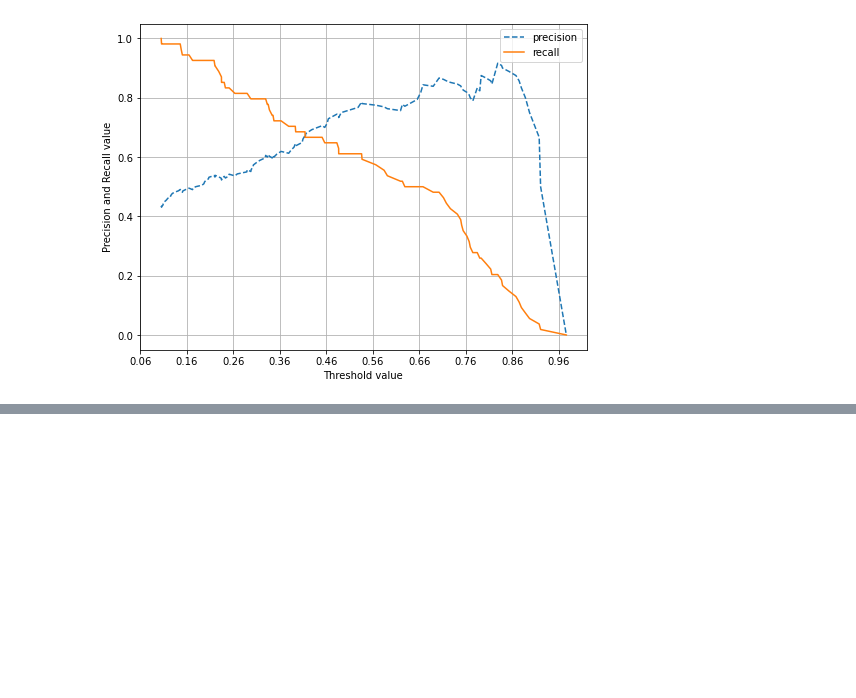
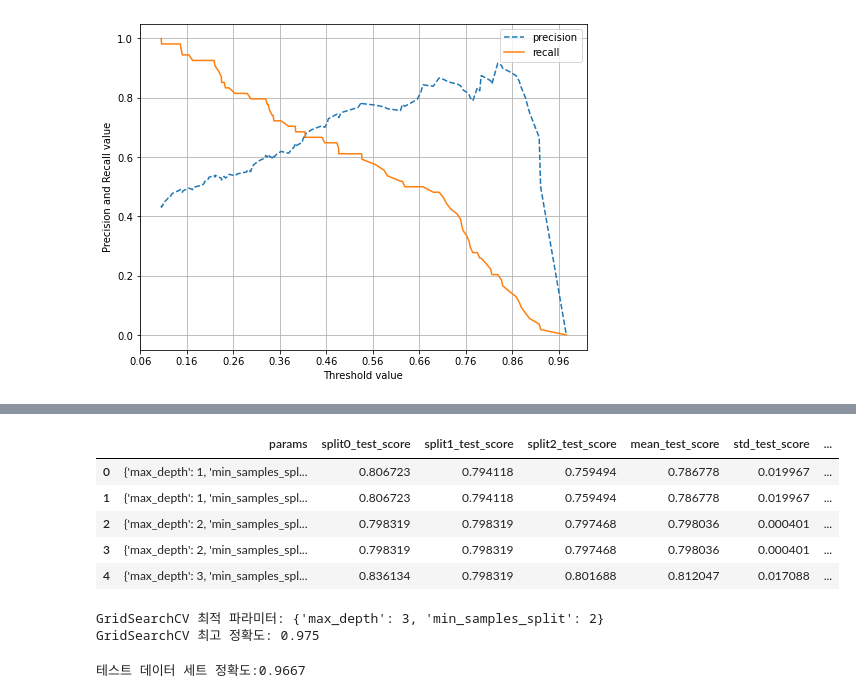
Before and after one commit to Toddbear20/Toddbear20, a Jupyter notebook: m7_모델성능 평가/분류 모델 평가.ipynb, the cells around one changed output, grey strips where cells are left out. Saved outputs shown, nothing was run; the diff lists cells and outputs as text; code cells hidden in the pictures; blank space fills up the shorter version.

```diff
--- a/m7_모델성능 평가/분류 모델 평가.ipynb
+++ b/m7_모델성능 평가/분류 모델 평가.ipynb
@@ -658,0 +894,50 @@ precision_recall_curve_plot(y_test, pred_proba_c3)
+# %%
+from sklearn.datasets import load_iris
+from sklearn.tree import DecisionTreeClassifier
+from sklearn.model_selection import GridSearchCV
+
+#데이터를 로딩하고 학습데이터와 테스트데이터 분리
+iris_data = load_iris()
+x_train, x_test, y_train, y_test = train_test_split(iris_data.data, iris_data.target, test_size=0.2, random_state=121)
+
+dtree = DecisionTreeClassifier()
+
+### 파라미터를 딕셔너리 형태로 설정
+parameters = {'max_depth':[1,2,3], 'min_samples_split':[2,3]}
+# %%
+import pandas as pd
+
+# param_grid의 하이퍼 파라미터를 3개의 train, test set fold로 나누어 테스트 수행 설정
+### regit = True가 defalt, True이면 가장 좋은 파라미터 설정으로 재학습시킴
+
+grid_dtree = GridSearchCV(dtree, param_grid=parameters, cv = 3, refit=True)
+
+# 붓꽃 학습 데이터로 param_grid의 하이퍼 파라미터를 순차적으로 학습/평가
+grid_dtree.fit(x_train, y_train)
+
+
+#GridSearchCV 결과를 추출해 Dataframe으로 변환
+score_df = pd.DataFrame(grid_dtree.cv_results_)
+score_df.iloc[:,6:].head()
+# %% [output]
+|  | params | split0_test_score | split1_test_score | split2_test_score | mean_test_score | std_test_score | ... |
+| 0 | {'max_depth': 1, 'min_samples_spl... | 0.806723 | 0.794118 | 0.759494 | 0.786778 | 0.019967 | ... |
+| 1 | {'max_depth': 1, 'min_samples_spl... | 0.806723 | 0.794118 | 0.759494 | 0.786778 | 0.019967 | ... |
+| 2 | {'max_depth': 2, 'min_samples_spl... | 0.798319 | 0.798319 | 0.797468 | 0.798036 | 0.000401 | ... |
+| 3 | {'max_depth': 2, 'min_samples_spl... | 0.798319 | 0.798319 | 0.797468 | 0.798036 | 0.000401 | ... |
+| 4 | {'max_depth': 3, 'min_samples_spl... | 0.836134 | 0.798319 | 0.801688 | 0.812047 | 0.017088 | ... |
+# %%
+print('GridSearchCV 최적 파라미터:', grid_dtree.best_params_)
+print(f'GridSearchCV 최고 정확도: {grid_dtree.best_score_:}')
+# %% [output]
+GridSearchCV 최적 파라미터: {'max_depth': 3, 'min_samples_split': 2}
+GridSearchCV 최고 정확도: 0.975
+# %%
+# GridSearchCV의 refit으로 이미 학습된 estimator 반환
+estimator = grid_dtree.best_estimator_
+
+# GridSearch의 best_estimator_는 이미 최적 학습이 됐으므로 별도 학습이 필요 없음
+pred = estimator.predict(x_test)
+print(f'테스트 데이터 세트 정확도:{np.round(accuracy_score(y_test, pred),4)}')
+# %% [output]
+테스트 데이터 세트 정확도:0.9667
```
Also changed, not shown: parts of 30 cells of this notebook, 3 other files.
